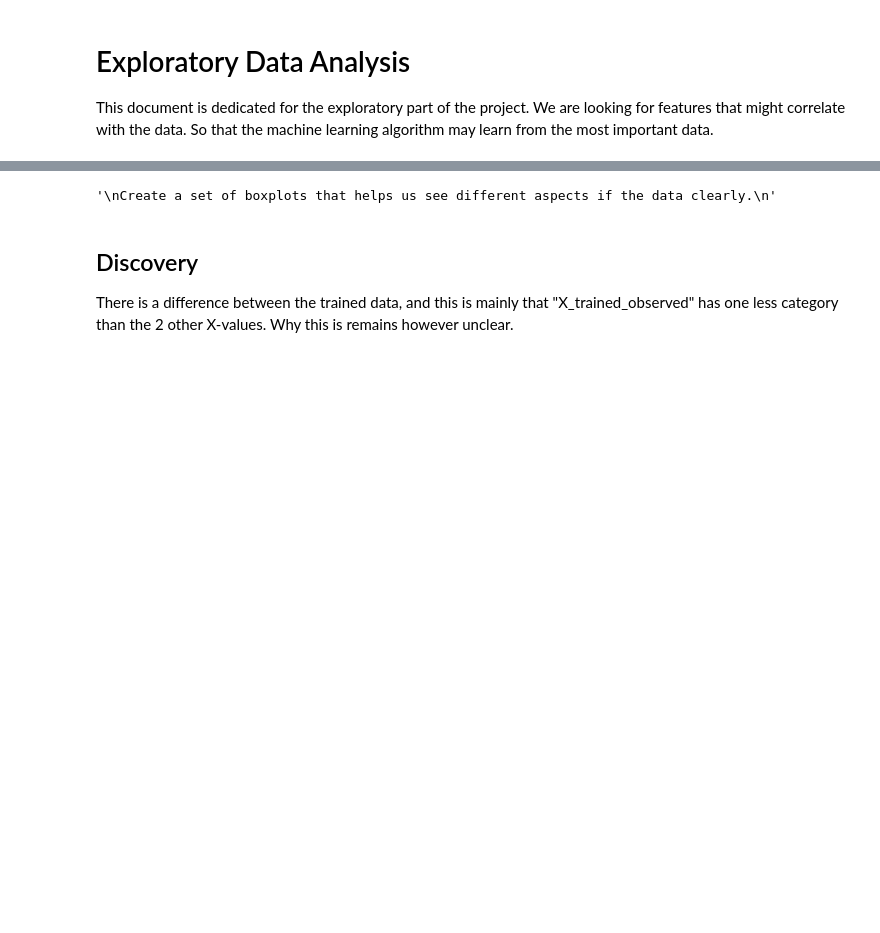
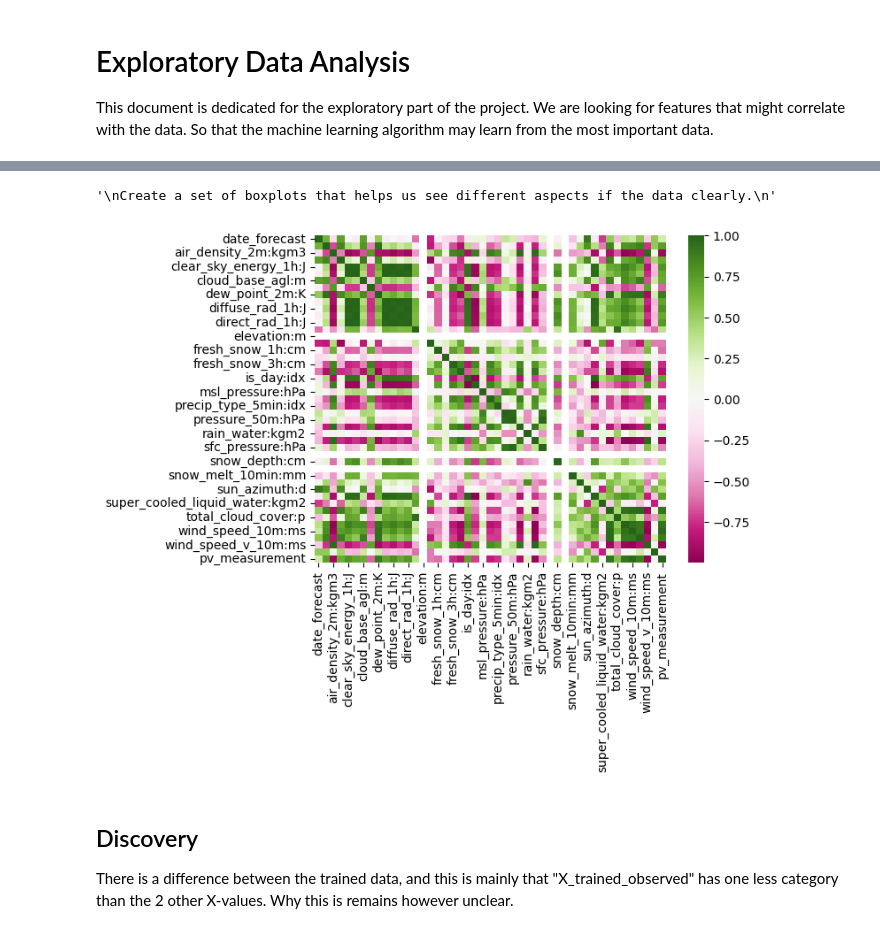
Before and after one commit to Myteck/TDT4173-Machine-Learning-Solar-Energy-Production-Forecasting, a Jupyter notebook: data/eda.ipynb, the cells around one changed output, grey strips where cells are left out. Drawn from its saved outputs; the diff is of its cells as text; code cells hidden in the pictures; blank space fills up the shorter version.

Commit message:
FEAT: Added heatmap and neat agregates of mean.

```diff
--- a/data/eda.ipynb
+++ b/data/eda.ipynb
@@ -56,19 +59,75 @@ Looking for differences between the categories of each set.
 This is intended to be a function that has the capabilities to see gaps!
 """
 
-Y_dates = train_a["time"]
+# Y_dates = train_a["time"]
+# print(Y_dates)
+
+# dates = pd.concat([X_train_observed_a["date_forecast"], X_train_estimated_a["date_forecast"], X_test_estimated_a["date_forecast"]], axis=0)
+# print("This is last element:", X_test_estimated_a["date_forecast"].iloc[-1])
+
+# datetime_obj = dates.iloc[0]
+# print(datetime_obj)
+# missing_dates = helper.find_missing_dates(dates, 0, 15)
+# print(missing_dates[-20:-1])
+
+"""
+Should especially look at the various ...
+1. Clearly plot missing data.
+2. Find gaps in missing data.
+3. Compare the different time data.
+
+"""
+
+first_date_observed = X_train_observed_a["date_forecast"].iloc[0]
+last_date_observed = X_train_observed_a["date_forecast"].iloc[-5]
+print("The first date is ", first_date_observed)
+print("The last date is ", last_date_observed)
 
 
-dates = pd.concat([X_train_observed_a, X_train_estimated_a, X_test_estimated_a], axis=0)
+first_date_estimated = X_train_estimated_a["date_forecast"].iloc[0]
+last_date_estimated = X_train_estimated_a["date_forecast"].iloc[-4]
+print("The first date is ", first_date_estimated)
+print("The last date is ", last_date_train_estimated)
 
-datetime_obj = dates[0]
-missing_dates = helper.find_missing_dates(dates, 1, 0)
-for dat in missing_dates:
-    print(dat)
+
+extracted_0 = train_a.loc[train_a['time'] == first_date_observed]
+extracted_1 = train_a.loc[train_a['time'] == last_date_observed]
+extracted_2 = train_a.loc[train_a['time'] == first_date_estimated]
+extracted_3 = train_a.loc[train_a['time'] == last_date_estimated]
+
+init_index_observed = extracted_0.index.to_list()[0]
+last_index_observed = extracted_1.index.to_list()[0]
+init_index_estimated = extracted_2.index.to_list()[0]
+last_index_estimated = extracted_3.index.to_list()[0]
+
+# We need to extact the corresponding data.
+Y_observed = train_a.iloc[init_index_observed:last_index_observed]
+Y_estimated = train_a.iloc[init_index_estimated:last_index_estimated]
+
+
+X_train_observed_a["date_forecast"] = pd.to_datetime(X_train_observed_a["date_forecast"])
+
+dates = X_train_observed_a["date_forecast"]
+df = X_train_observed_a.groupby([X_train_observed_a["date_forecast"].dt.hour]).mean()
+df["date_forecast"] = Y_observed["time"]
+print(df.head())
 
 """
-Should also have a missing feature spotter! That catches data gaps.
+Now we have the mathing datasets we are looking for :)
+
+TODO:
+    1. Change the extraction method to specific dates.
 """
+
+df["pv_measurement"] = Y_observed["pv_measurement"]
+
+observed_df = df
+
+corr_matrix = observed_df.corr()
+
+sns.heatmap(corr_matrix, cmap="PiYG")
+
+
 
 """
 Create a set of boxplots that helps us see different aspects if the data clearly.
@@ -94,4 +153,5 @@ The total length is:  46
 '\nCreate a set of boxplots that helps us see different aspects if the data clearly.\n'
+[figure, added]
 # %% [markdown]
 ## Discovery
 There is a difference between the trained data, and this is mainly that "X_trained_observed" has one less category than the 2 other X-values. Why this is remains however unclear.
```
Also changed, not shown: parts of 2 cells of this notebook, 1 other file.
